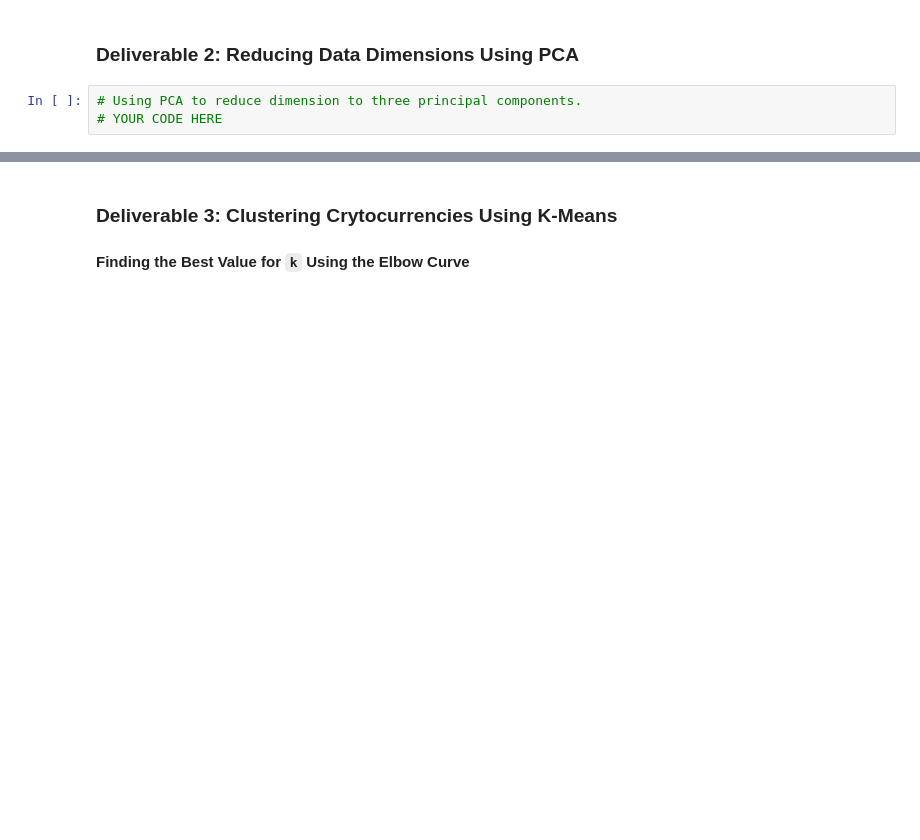
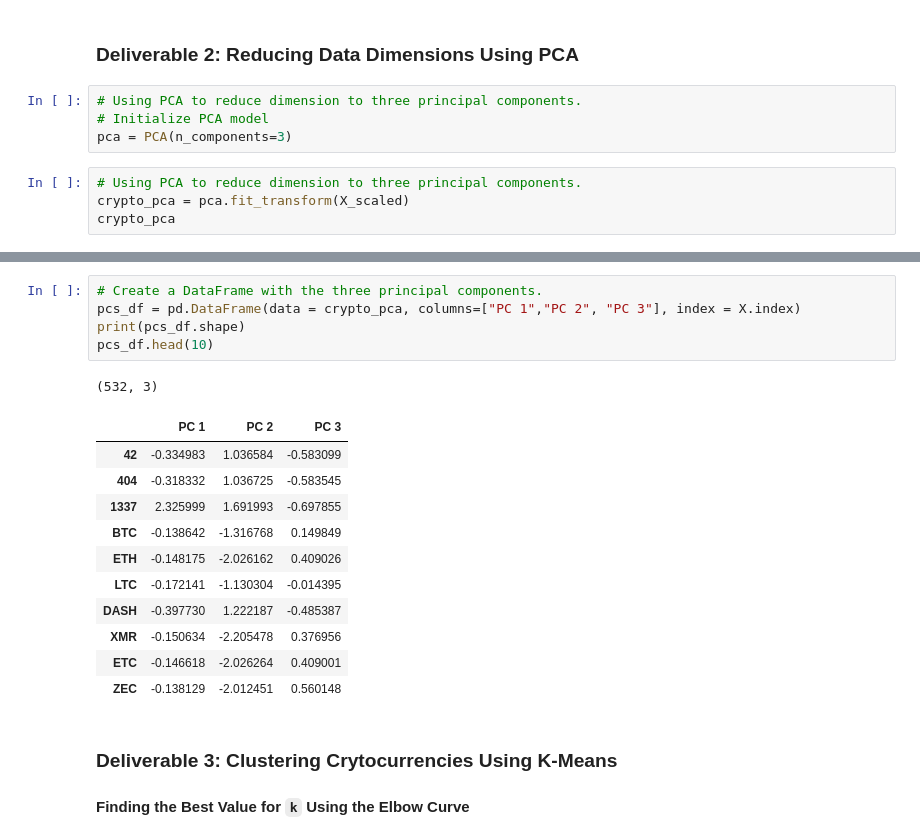
Before and after one commit to margomerritt/Cryptocurrencies, a Jupyter notebook: crypto_clustering.ipynb, the cells around one changed output, grey strips where cells are left out. Drawn from its saved outputs; the diff is of its cells as text; blank space fills up the shorter version.

```diff
--- a/crypto_clustering.ipynb
+++ b/crypto_clustering.ipynb
@@ -174,7 +174,12 @@ print(X_scaled[0:4])
   -0.0433963  -0.0433963 ]]
 # %% [markdown]
 ### Deliverable 2: Reducing Data Dimensions Using PCA
+# %%
+# Using PCA to reduce dimension to three principal components.
+# Initialize PCA model
+pca = PCA(n_components=3)
 # %%
 # Using PCA to reduce dimension to three principal components.
-# YOUR CODE HERE
+crypto_pca = pca.fit_transform(X_scaled)
+crypto_pca
 # %% [output]
@@ -204,3 +193,21 @@ array([[-0.33285464,  1.0383583 , -0.56494435],
+# %%
+# Create a DataFrame with the three principal components.
+pcs_df = pd.DataFrame(data = crypto_pca, columns=["PC 1","PC 2", "PC 3"], index = X.index)
+print(pcs_df.shape)
+pcs_df.head(10)
+# %% [output]
+(532, 3)
+|  | PC 1 | PC 2 | PC 3 |
+| 42 | -0.334983 | 1.036584 | -0.583099 |
+| 404 | -0.318332 | 1.036725 | -0.583545 |
+| 1337 | 2.325999 | 1.691993 | -0.697855 |
+| BTC | -0.138642 | -1.316768 | 0.149849 |
+| ETH | -0.148175 | -2.026162 | 0.409026 |
+| LTC | -0.172141 | -1.130304 | -0.014395 |
+| DASH | -0.397730 | 1.222187 | -0.485387 |
+| XMR | -0.150634 | -2.205478 | 0.376956 |
+| ETC | -0.146618 | -2.026264 | 0.409001 |
+| ZEC | -0.138129 | -2.012451 | 0.560148 |
 # %% [markdown]
 ### Deliverable 3: Clustering Crytocurrencies Using K-Means
 
```
Also changed, not shown: parts of 3 cells of this notebook.
